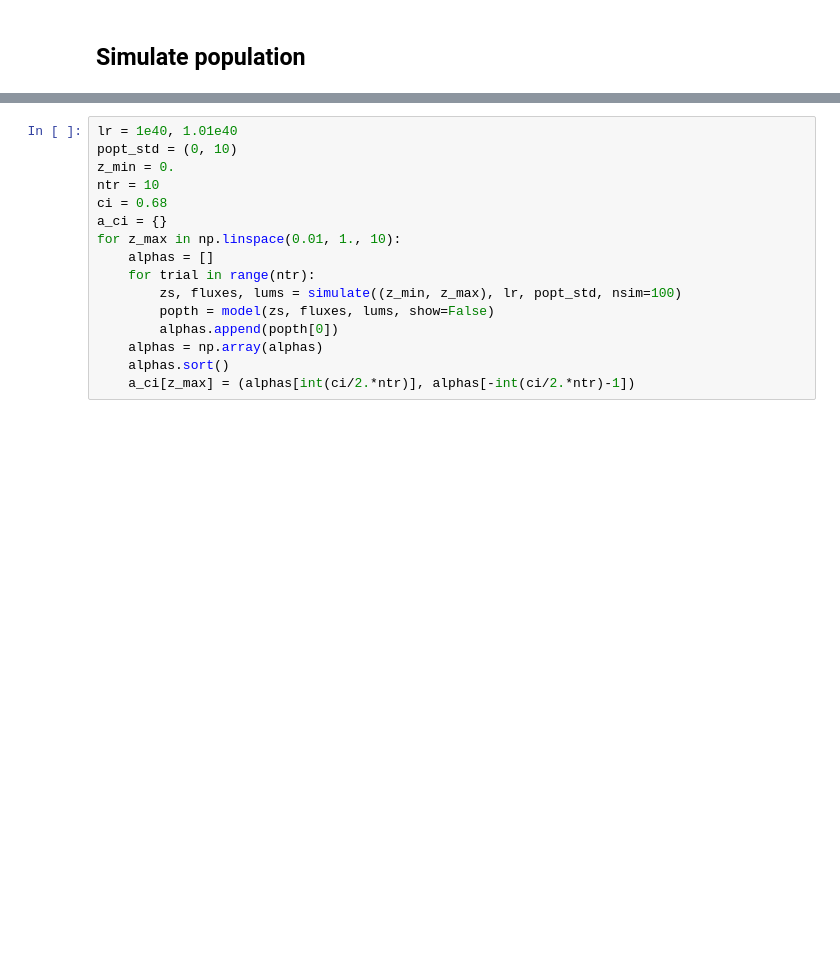
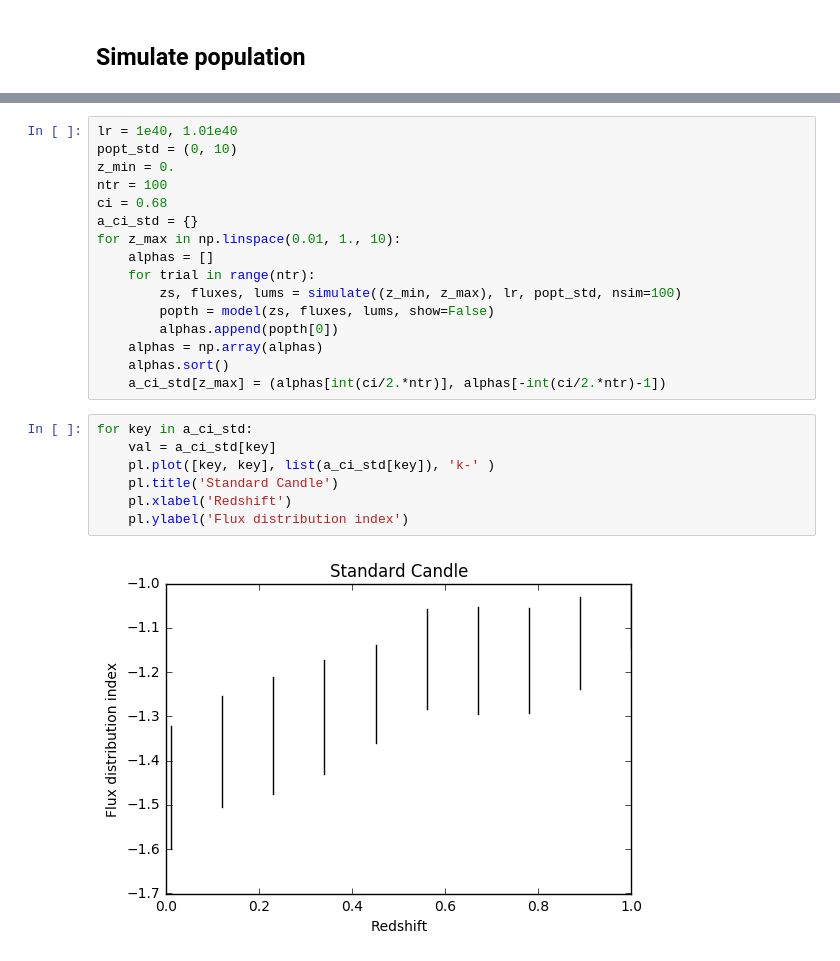
Before and after one commit to caseyjlaw/FRB121102, a Jupyter notebook: frb_simulation.ipynb, the cells around one changed output, grey strips where cells are left out. Saved outputs shown, nothing was run; the diff lists cells and outputs as text; blank space fills up the shorter version.

```diff
--- a/frb_simulation.ipynb
+++ b/frb_simulation.ipynb
@@ -135,9 +136,9 @@ Luminosities: slope -288.696623068 and amplitude 1408.56903777 (at L=1e+40)
 lr = 1e40, 1.01e40
 popt_std = (0, 10)
 z_min = 0.
-ntr = 10
+ntr = 100
 ci = 0.68
-a_ci = {}
+a_ci_std = {}
 for z_max in np.linspace(0.01, 1., 10):
     alphas = []
     for trial in range(ntr):
@@ -146,4 +147,13 @@ for z_max in np.linspace(0.01, 1., 10):
         alphas.append(popth[0])
     alphas = np.array(alphas)
     alphas.sort()
-    a_ci[z_max] = (alphas[int(ci/2.*ntr)], alphas[-int(ci/2.*ntr)-1])
+    a_ci_std[z_max] = (alphas[int(ci/2.*ntr)], alphas[-int(ci/2.*ntr)-1])
+# %%
+for key in a_ci_std:
+    val = a_ci_std[key]
+    pl.plot([key, key], list(a_ci_std[key]), 'k-' )
+    pl.title('Standard Candle')
+    pl.xlabel('Redshift')
+    pl.ylabel('Flux distribution index')
+# %% [output]
+[figure, added]
```
Also changed, not shown: parts of 10 cells of this notebook.
